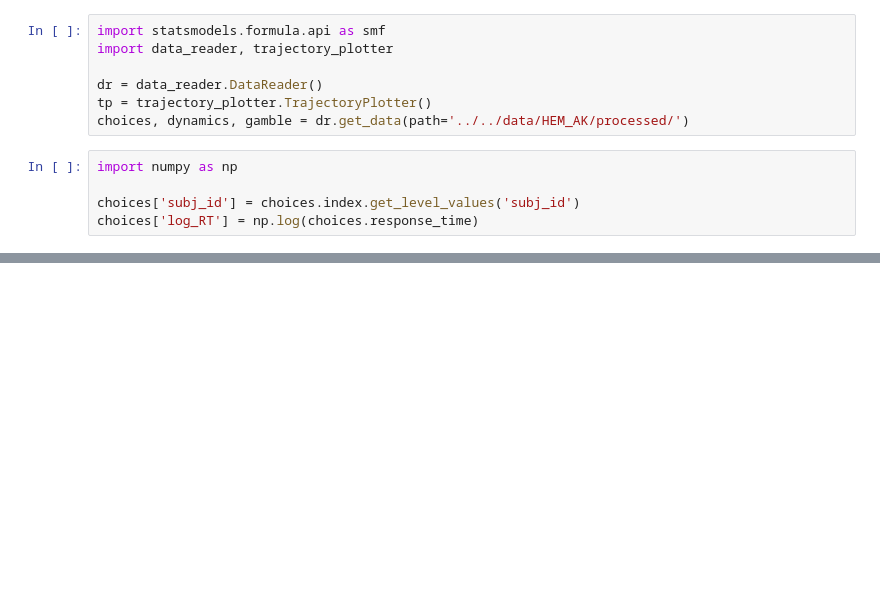
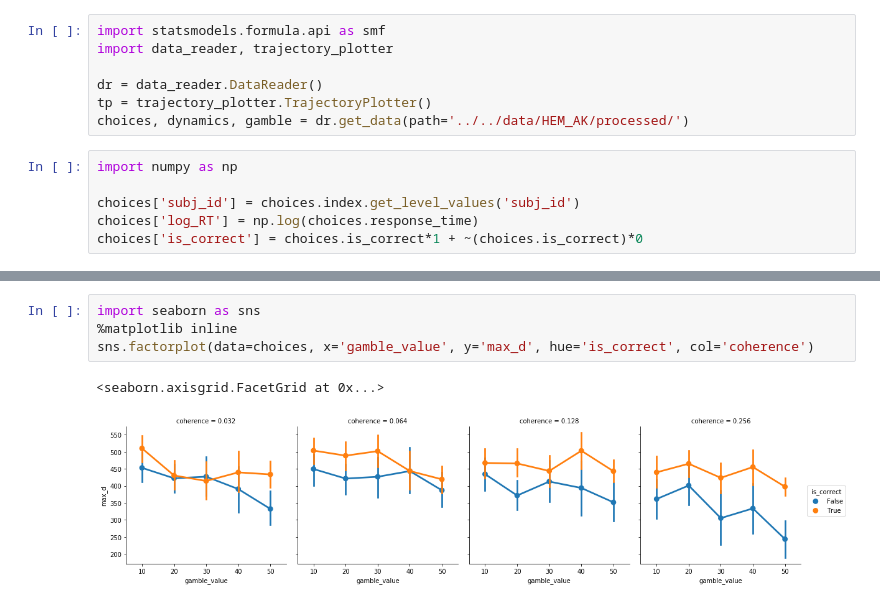
Before and after one commit to cherepaha/eyehand_confidence, a Jupyter notebook: stats.ipynb, the cells around one changed output, grey strips where cells are left out. Drawn from its saved outputs; the diff is of its cells as text; blank space fills up the shorter version.

```diff
--- a/stats.ipynb
+++ b/stats.ipynb
@@ -10,4 +10,5 @@ import numpy as np
 
 choices['subj_id'] = choices.index.get_level_values('subj_id')
 choices['log_RT'] = np.log(choices.response_time)
+choices['is_correct'] = choices.is_correct*1 + ~(choices.is_correct)*0
 # %%
@@ -37,0 +52,7 @@ groups RE           286.260    0.945
+# %%
+import seaborn as sns
+%matplotlib inline
+sns.factorplot(data=choices, x='gamble_value', y='max_d', hue='is_correct', col='coherence')
+# %% [output]
+<seaborn.axisgrid.FacetGrid at 0x...>
+[figure, added]
```
Also changed, not shown: parts of 2 cells of this notebook, 1 other file.
